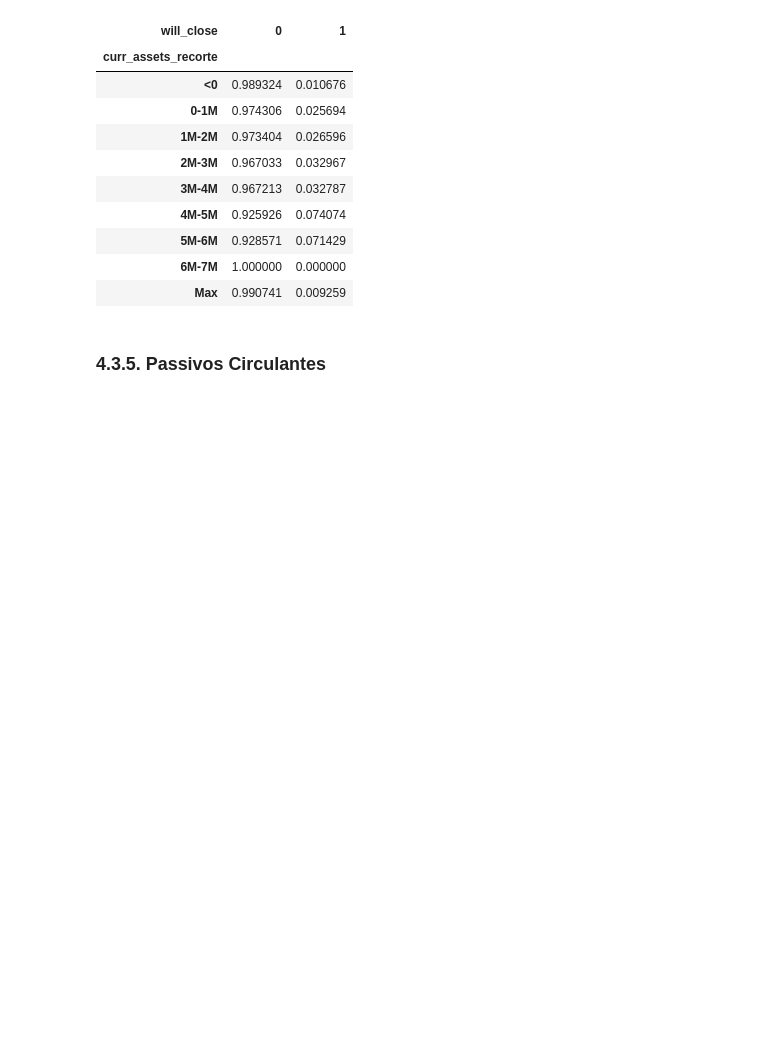
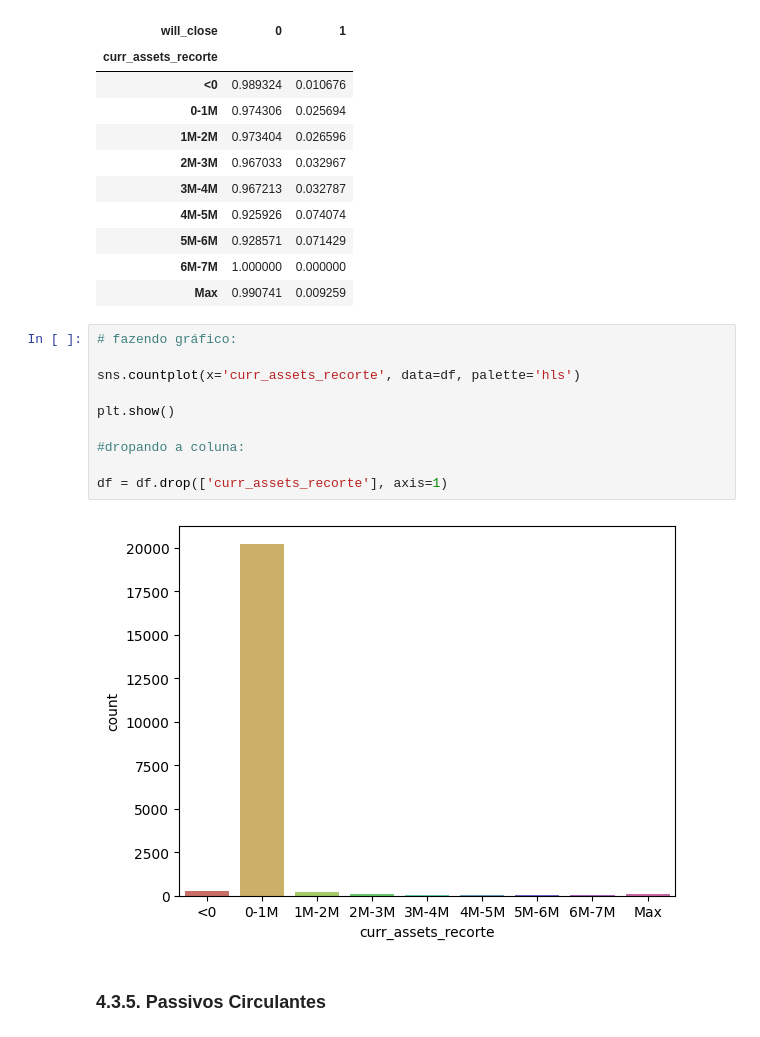
Before and after one commit to adambry/Atividade_Integradora_1T, a Jupyter notebook: PI_Main_Final.ipynb, the cells around one changed output. Saved outputs shown, nothing was run; the diff lists cells and outputs as text; blank space fills up the shorter version.

```diff
--- a/PI_Main_Final.ipynb
+++ b/PI_Main_Final.ipynb
@@ -493,6 +489,18 @@ pd.crosstab(df['curr_assets_recorte'], df['will_close']).apply(lambda r: r/r.sum
 | 5M-6M | 0.928571 | 0.071429 |
 | 6M-7M | 1.000000 | 0.000000 |
 | Max | 0.990741 | 0.009259 |
+# %%
+# fazendo gráfico:
+
+sns.countplot(x='curr_assets_recorte', data=df, palette='hls')
+
+plt.show()
+
+#dropando a coluna:
+
+df = df.drop(['curr_assets_recorte'], axis=1)
+# %% [output]
+[figure, added]
 # %% [markdown]
 ### 4.3.5. Passivos Circulantes
 # %%
```
Also changed, not shown: parts of 2 cells of this notebook, 1 other file.
